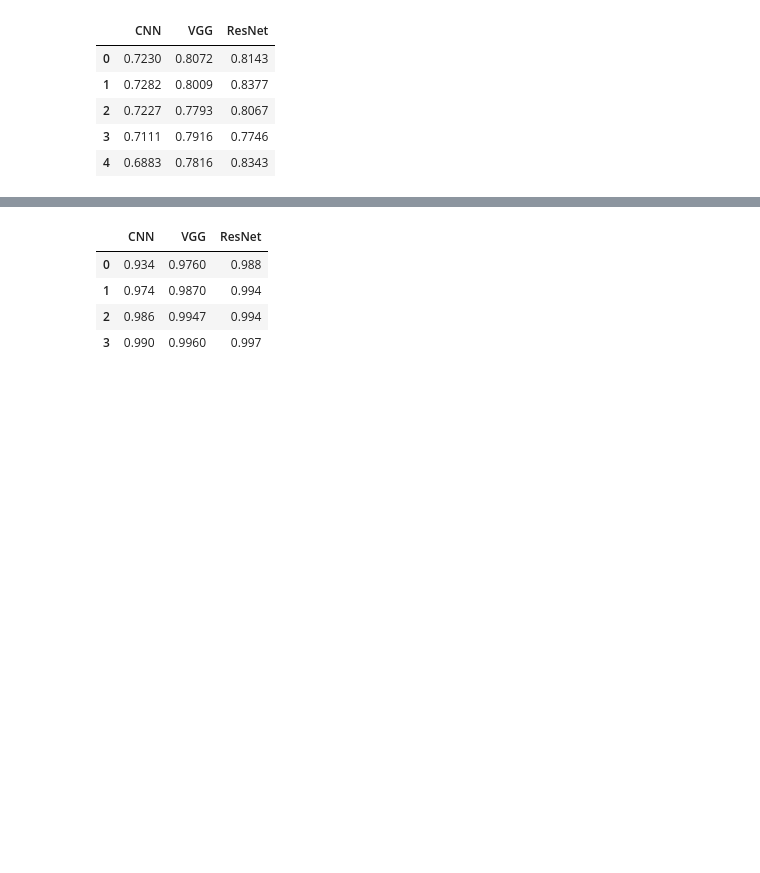
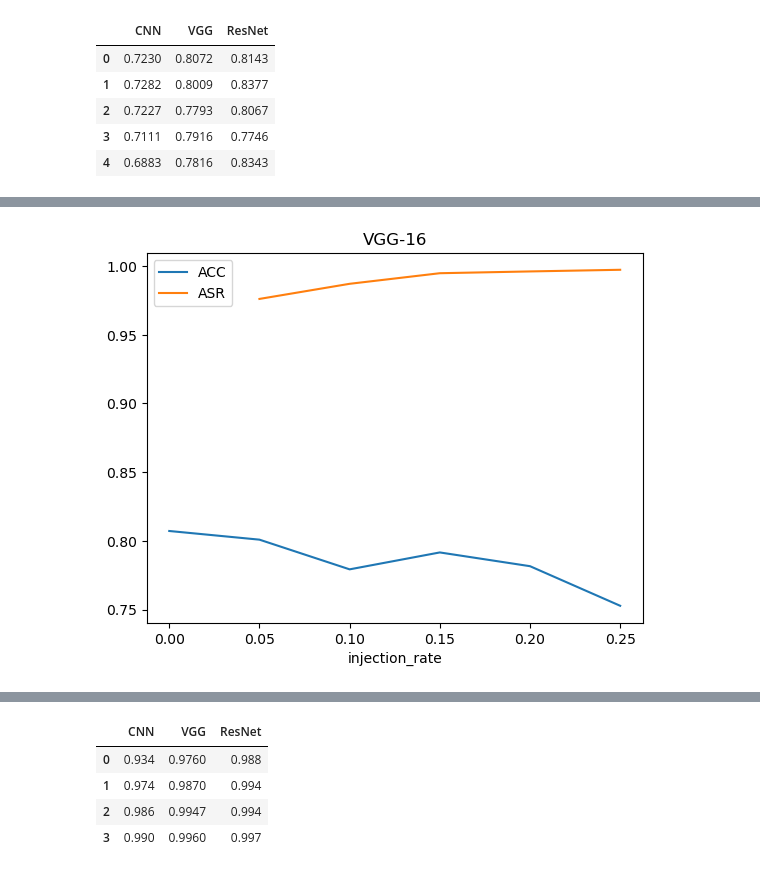
Before and after one commit to khrisyu9/BackdoorDefenseDA, a Jupyter notebook: cifar10_backdoor_patch2.ipynb, the cells around one changed output, grey strips where cells are left out. Saved outputs shown, nothing was run; the diff lists cells and outputs as text; code cells hidden in the pictures; blank space fills up the shorter version.

```diff
--- a/cifar10_backdoor_patch2.ipynb
+++ b/cifar10_backdoor_patch2.ipynb
@@ -1539,0 +1597,17 @@ df_acc
+# %%
+# Import pandas library
+import pandas as pd
+
+#create DataFrame
+df_vgg = pd.DataFrame({'injection_rate': [0, 0.05, 0.05, 0.10, 0.10, 0.15, 0.15, 0.20, 0.20, 0.25, 0.25],
+                       'type': ['ACC', 'ACC', 'ASR', 'ACC', 'ASR', 'ACC', 'ASR', 'ACC', 'ASR', 'ACC', 'ASR'],
+                       'value': [0.8072, 0.8009, 0.9760, 0.7793, 0.9870, 0.7916, 0.9947, 0.7816, 0.9960, 0.7528, 0.9972]})
+#define index column
+df_vgg.set_index('injection_rate', inplace=True)
+
+#group data by product and display sales as line chart
+df_vgg.groupby('type')['value'].plot(legend=True)
+plt.title("VGG-16")
+plt.savefig('vgg16_acc_asr.png')
+# %% [output]
+[figure, added]
```
Also changed, not shown: parts of 12 cells of this notebook, 20 other files.
